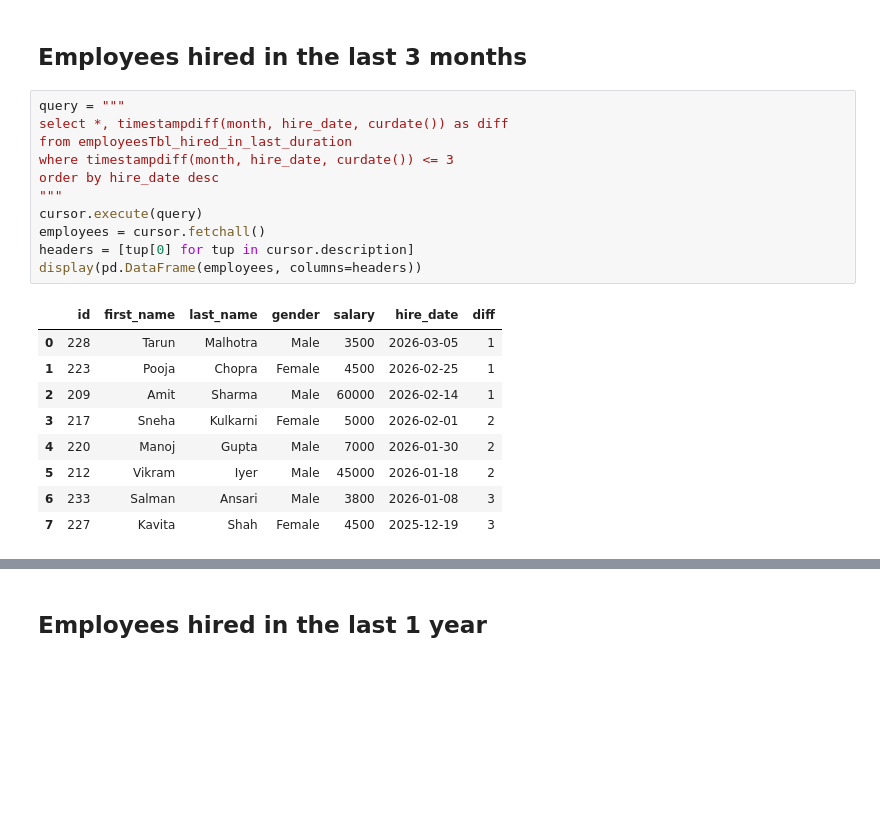
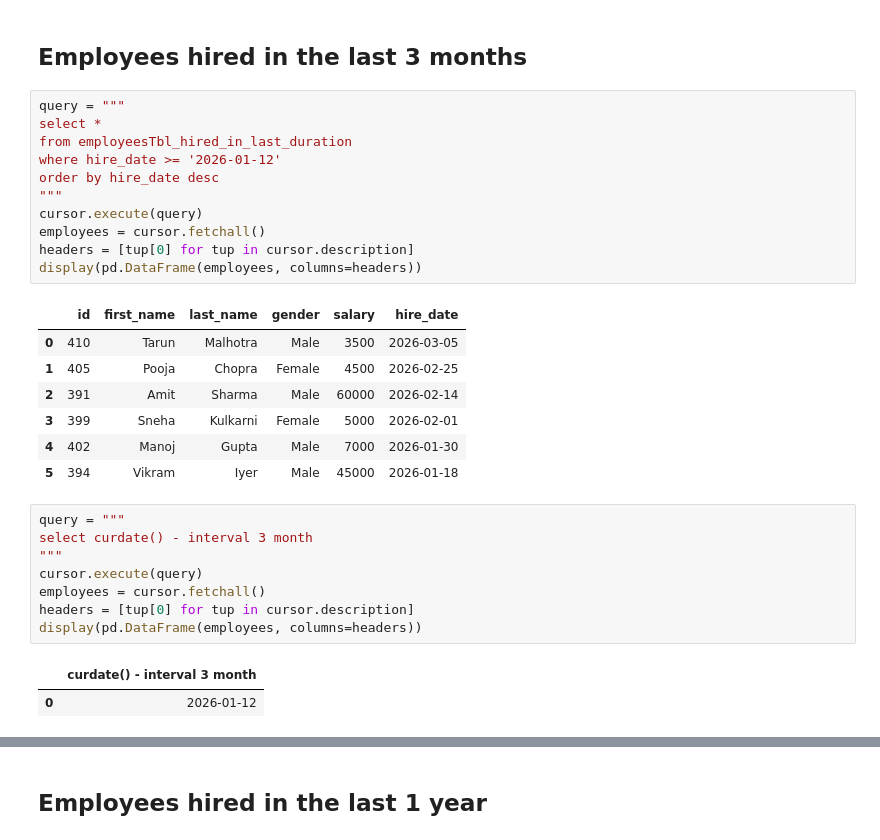
Before and after one commit to ravichandrakorivi/python-mysql, a Jupyter notebook: tutorials/sql_interview_questions/sql_interview_questions.ipynb, the cells around one changed output, grey strips where cells are left out. Drawn from its saved outputs; the diff is of its cells as text; blank space fills up the shorter version.

```diff
--- a/tutorials/sql_interview_questions/sql_interview_questions.ipynb
+++ b/tutorials/sql_interview_questions/sql_interview_questions.ipynb
@@ -252,23 +252,32 @@ display(pd.DataFrame(employees, columns=headers))
 # %% [markdown]
 ## Employees hired in the last 3 months
-# %%
-query = """
-select *, timestampdiff(month, hire_date, curdate()) as diff
-from employeesTbl_hired_in_last_duration
-where timestampdiff(month, hire_date, curdate()) <= 3
-order by hire_date desc
-"""
-cursor.execute(query)
-employees = cursor.fetchall()
-headers = [tup[0] for tup in cursor.description]
-display(pd.DataFrame(employees, columns=headers))
-# %% [output]
-|  | id | first_name | last_name | gender | salary | hire_date | diff |
-| 0 | 228 | Tarun | Malhotra | Male | 3500 | 2026-03-05 | 1 |
-| 1 | 223 | Pooja | Chopra | Female | 4500 | 2026-02-25 | 1 |
-| 2 | 209 | Amit | Sharma | Male | 60000 | 2026-02-14 | 1 |
-| 3 | 217 | Sneha | Kulkarni | Female | 5000 | 2026-02-01 | 2 |
-| 4 | 220 | Manoj | Gupta | Male | 7000 | 2026-01-30 | 2 |
-| 5 | 212 | Vikram | Iyer | Male | 45000 | 2026-01-18 | 2 |
-| 6 | 233 | Salman | Ansari | Male | 3800 | 2026-01-08 | 3 |
-| 7 | 227 | Kavita | Shah | Female | 4500 | 2025-12-19 | 3 |
+# %%
+query = """
+select *
+from employeesTbl_hired_in_last_duration
+where hire_date >= '2026-01-12'
+order by hire_date desc
+"""
+cursor.execute(query)
+employees = cursor.fetchall()
+headers = [tup[0] for tup in cursor.description]
+display(pd.DataFrame(employees, columns=headers))
+# %% [output]
+|  | id | first_name | last_name | gender | salary | hire_date |
+| 0 | 410 | Tarun | Malhotra | Male | 3500 | 2026-03-05 |
+| 1 | 405 | Pooja | Chopra | Female | 4500 | 2026-02-25 |
+| 2 | 391 | Amit | Sharma | Male | 60000 | 2026-02-14 |
+| 3 | 399 | Sneha | Kulkarni | Female | 5000 | 2026-02-01 |
+| 4 | 402 | Manoj | Gupta | Male | 7000 | 2026-01-30 |
+| 5 | 394 | Vikram | Iyer | Male | 45000 | 2026-01-18 |
+# %%
+query = """
+select curdate() - interval 3 month
+"""
+cursor.execute(query)
+employees = cursor.fetchall()
+headers = [tup[0] for tup in cursor.description]
+display(pd.DataFrame(employees, columns=headers))
+# %% [output]
+|  | curdate() - interval 3 month |
+| 0 | 2026-01-12 |
```
Also changed, not shown: parts of 21 cells of this notebook.
